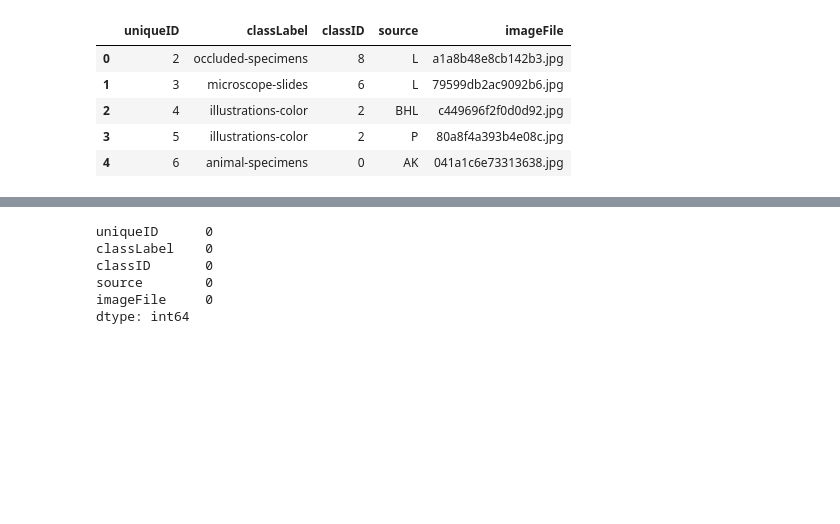
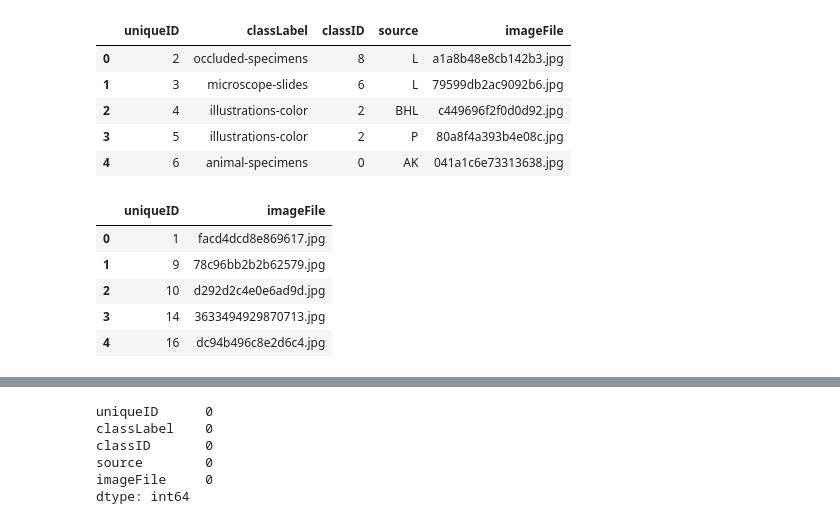
Before and after one commit to unclebinary1001/Titanic, a Jupyter notebook: notebook-000024.ipynb, the cells around one changed output, grey strips where cells are left out. Cells and saved outputs as stored; diff of their text form; code cells hidden in the pictures; blank space fills up the shorter version.

```diff
--- a/notebook-000024.ipynb
+++ b/notebook-000024.ipynb
@@ -29,3 +35,13 @@ df.head()
 | 2 | 4 | illustrations-color | 2 | BHL | c449696f2f0d0d92.jpg |
 | 3 | 5 | illustrations-color | 2 | P | 80a8f4a393b4e08c.jpg |
 | 4 | 6 | animal-specimens | 0 | AK | 041a1c6e73313638.jpg |
+# %%
+test_df = pd.read_csv(test_data_dir)
+test_df.head()
+# %% [output]
+|  | uniqueID | imageFile |
+| 0 | 1 | facd4dcd8e869617.jpg |
+| 1 | 9 | 78c96bb2b2b62579.jpg |
+| 2 | 10 | d292d2c4e0e6ad9d.jpg |
+| 3 | 14 | 3633494929870713.jpg |
+| 4 | 16 | dc94b496c8e2d6c4.jpg |
```
Also changed, not shown: parts of 13 cells of this notebook.
